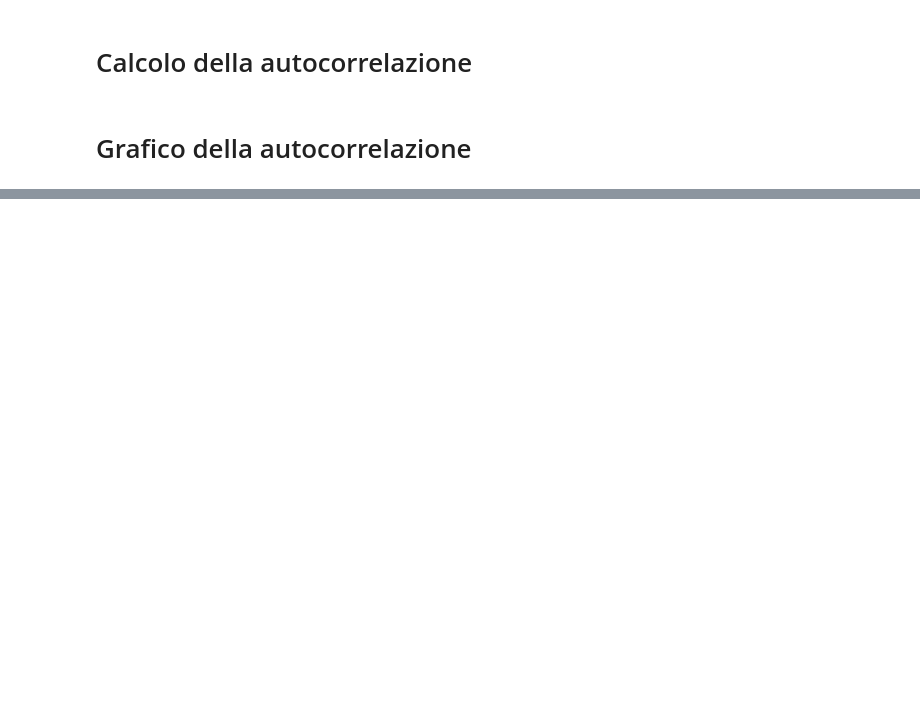
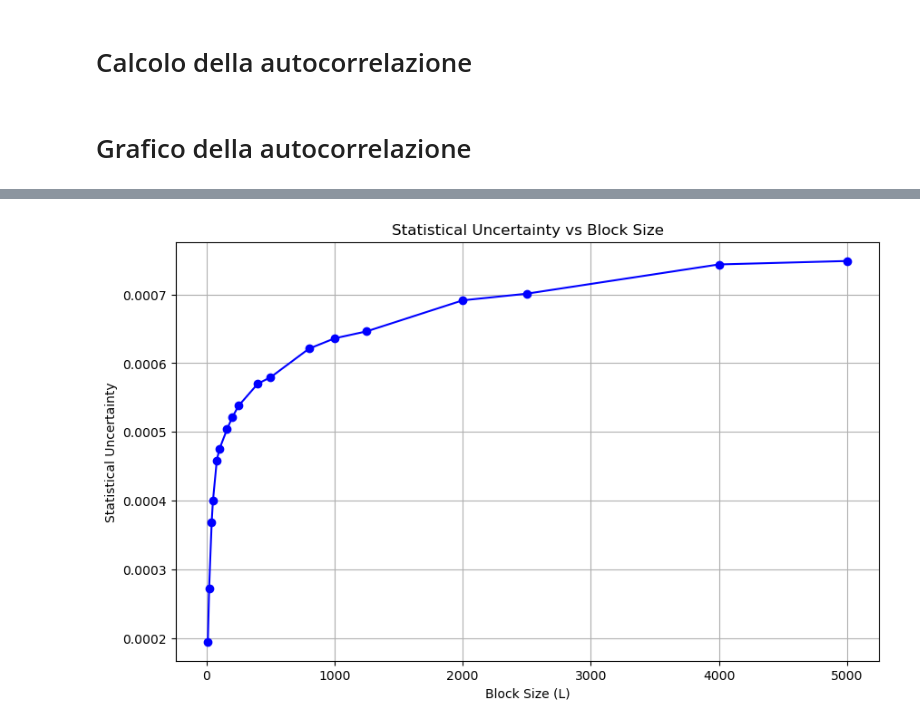
Before and after one commit to filmauri/LSN, a Jupyter notebook: 07/Esercizio7.ipynb, the cells around one changed output, grey strips where cells are left out. Drawn from its saved outputs; the diff is of its cells as text; code cells hidden in the pictures; blank space fills up the shorter version.

```diff
--- a/07/Esercizio7.ipynb
+++ b/07/Esercizio7.ipynb
@@ -73,0 +116,51 @@ plt.show()
+# %%
+# Define the data blocking technique
+def data_blocking(data, block_sizes):
+    M = len(data)  # Total number of data points
+    uncertainties = []
+
+    for L in block_sizes:
+        if M % L != 0:
+            continue  # Skip block sizes that don't divide the data evenly
+
+        N = M // L  # Number of blocks
+        block_means = []
+
+        # Calculate the mean for each block
+        for i in range(N):
+            block = data[i * L:(i + 1) * L]
+            block_means.append(block.mean())
+
+        # Calculate the statistical uncertainty
+        block_means = np.array(block_means)
+        uncertainty = np.sqrt(block_means.var(ddof=1) / N)
+        uncertainties.append((L, uncertainty))
+
+    return uncertainties
+
+# Extract the data (U/N) from the y series
+data = y.values
+
+# Define block sizes from L=10 to L=5000
+block_sizes = np.arange(10, 5001, 10)
+
+# Perform data blocking
+results = data_blocking(data, block_sizes)
+
+# Extract block sizes and uncertainties
+block_sizes, uncertainties = zip(*results)
+
+# Plot the statistical uncertainties as a function of block size
+plt.figure(figsize=(10, 6))
+plt.plot(block_sizes, uncertainties, marker='o', linestyle='-', color='blue')
+plt.xlabel('Block Size (L)')
+plt.ylabel('Statistical Uncertainty')
+plt.title('Statistical Uncertainty vs Block Size')
+plt.grid()
+plt.show()
+
+# Observation:
+# After the block size becomes large enough, the statistical uncertainties stabilize.
+# This indicates that the data blocking technique effectively reduces noise and provides a reliable estimate of the uncertainty.
+# %% [output]
+[figure, added]
```
Also changed, not shown: parts of 19 cells of this notebook, 37 other files.
